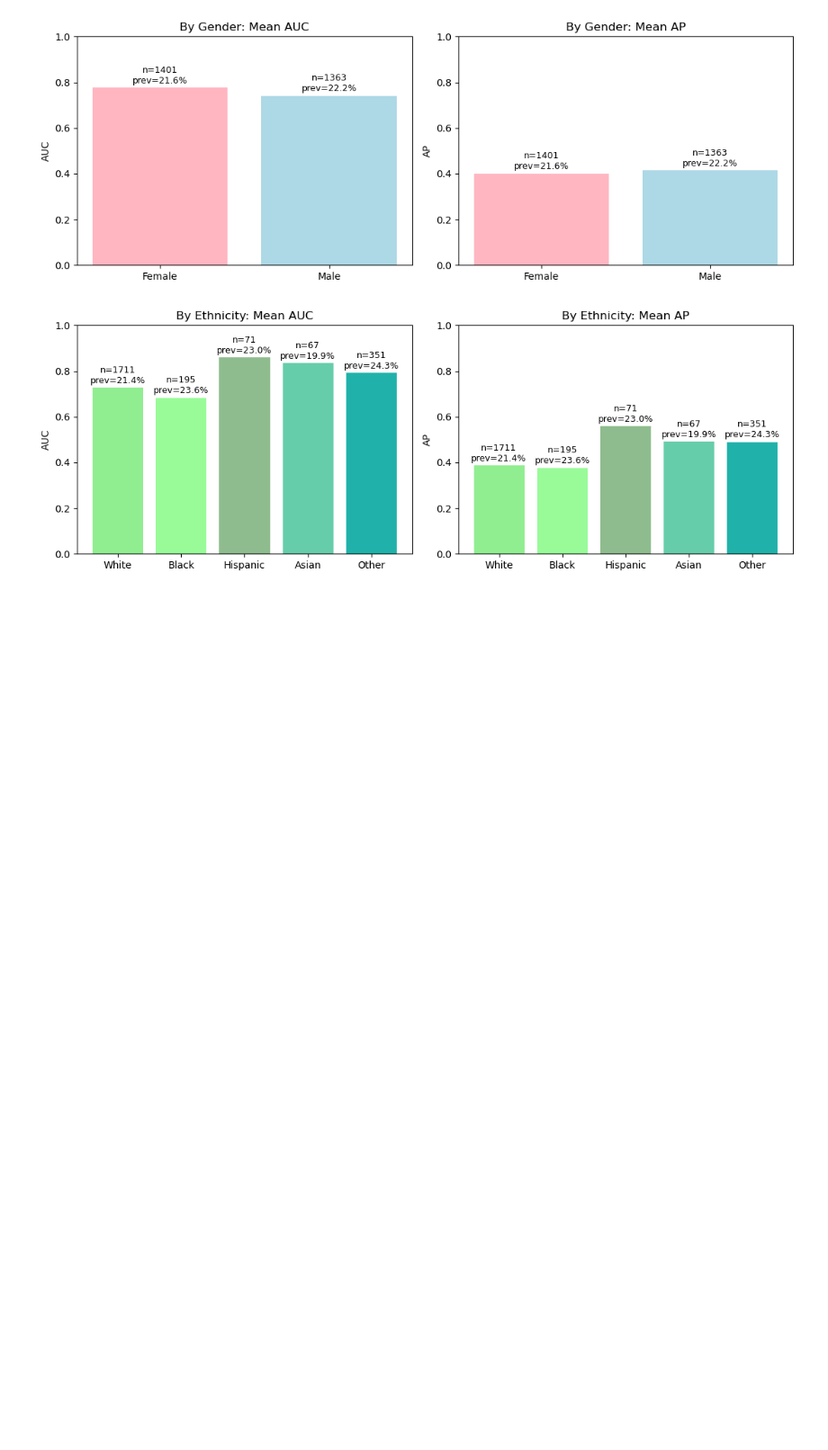
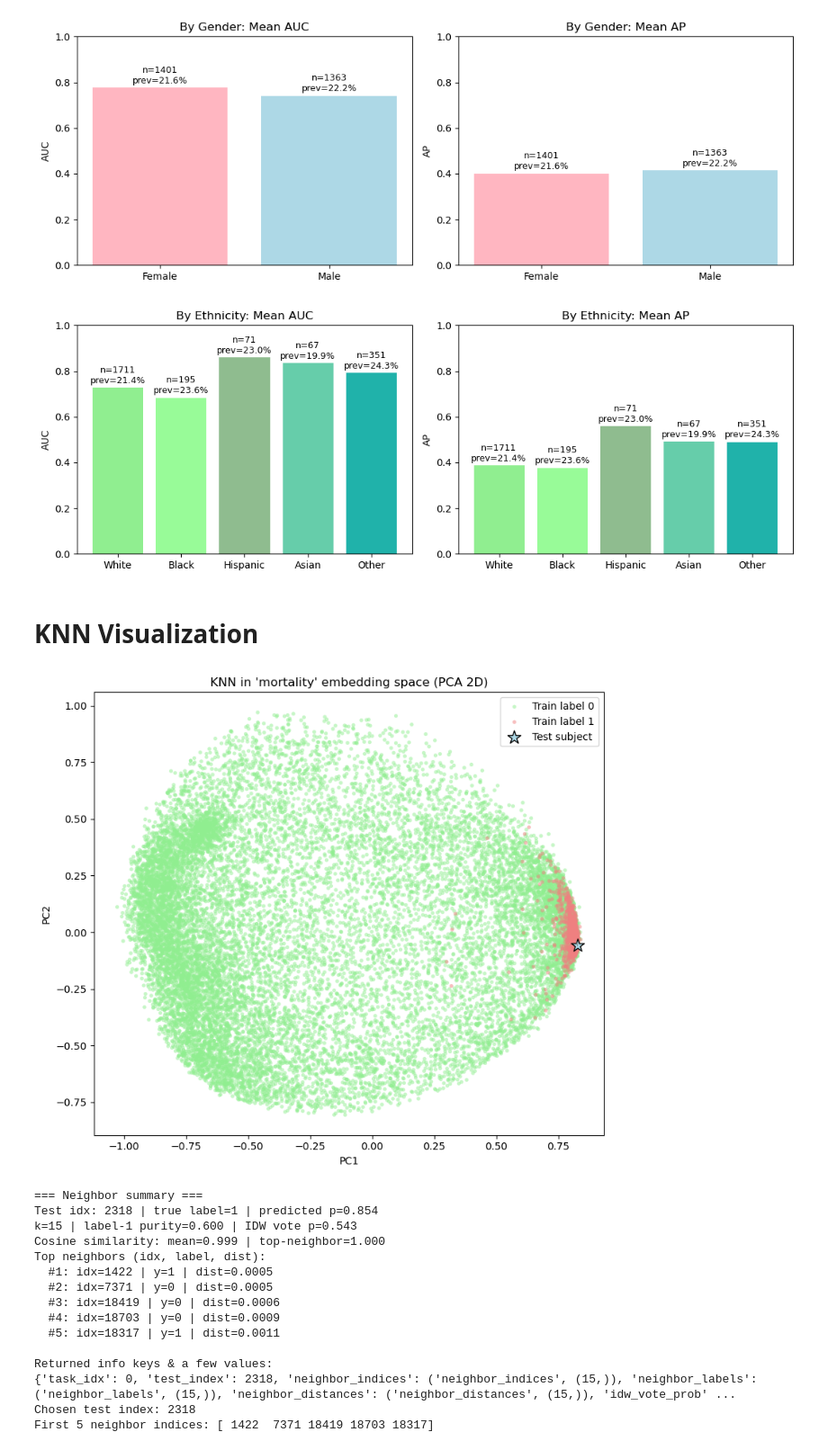
Before and after one commit to litalv/project, a Jupyter notebook: full_evaluation.ipynb, the cells around one changed output. Shown at 90% size. Drawn from its saved outputs; the diff is of its cells as text; code cells hidden in the pictures; blank space fills up the shorter version.

```diff
--- a/full_evaluation.ipynb
+++ b/full_evaluation.ipynb
@@ -15,6 +15,8 @@ from project.model.trainning import train_multitask_seq_ae
 from project.model.prediction import predict_proba, encode_embeddings, predict_proba_knn, predict_logits, fit_calibrators, predict_proba_calibrated,fit_isotonic_calibrators, predict_isotonic_proba_calibrated
 from project.model.utils.eval_results import eval_multitask_from_probs, plot_running_total_subplots, plot_running_total, plot_calibration_curve
 from project.model.utils.feature_importance import feature_importance
+
+device="cuda" if torch.cuda.is_available() else "cpu"
 # %% [markdown]
 # Read dataSets
 # %%
@@ -407,3 +409,43 @@ plt.show()
 # %% [output]
 [figure]
 [figure]
+# %% [markdown]
+# KNN Visualization
+# %%
+from project.model.utils.knn_viz import visualize_knn_for_subject
+
+info = visualize_knn_for_subject(
+    model,
+    X_train, y_train, mask_train,
+    X_test,  y_test,  mask_test,
+    task="mortality",
+    k=15,
+    metric="cosine",
+    conf_thresh=0.85,     # prefer a confident, correct positive
+    device=device,
+    require_positive=True,  # force picking y=1 subject
+    draw_neighbor_lines=True
+)
+
+# --- 4) (Optional) Use results programmatically ---
+print("\nReturned info keys & a few values:")
+print({k: (v if not isinstance(v, np.ndarray) else (k, v.shape)) for k, v in info.items()})
+print("Chosen test index:", info["test_index"])
+print("First 5 neighbor indices:", info["neighbor_indices"][:5])
+# %% [output]
+[figure, added]
+=== Neighbor summary ===
+Test idx: 2318 | true label=1 | predicted p=0.854
+k=15 | label-1 purity=0.600 | IDW vote p=0.543
+Cosine similarity: mean=0.999 | top-neighbor=1.000
+Top neighbors (idx, label, dist):
+  #1: idx=1422 | y=1 | dist=0.0005
+  #2: idx=7371 | y=0 | dist=0.0005
+  #3: idx=18419 | y=0 | dist=0.0006
+  #4: idx=18703 | y=0 | dist=0.0009
+  #5: idx=18317 | y=1 | dist=0.0011
+
+Returned info keys & a few values:
+{'task_idx': 0, 'test_index': 2318, 'neighbor_indices': ('neighbor_indices', (15,)), 'neighbor_labels': ('neighbor_labels', (15,)), 'neighbor_distances': ('neighbor_distances', (15,)), 'idw_vote_prob' ...
+Chosen test index: 2318
+First 5 neighbor indices: [ 1422  7371 18419 18703 18317]
```
Also changed, not shown: parts of 1 cell of this notebook, 1 other file.
